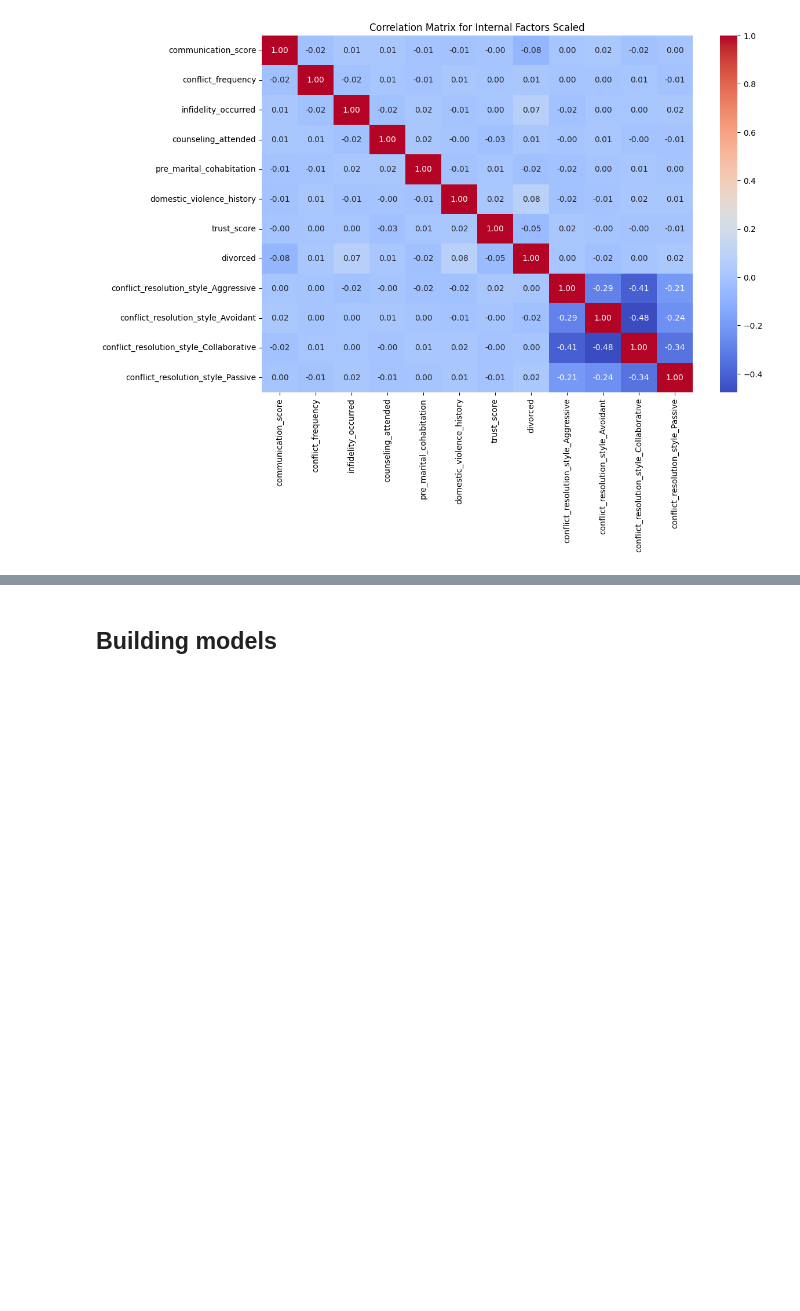
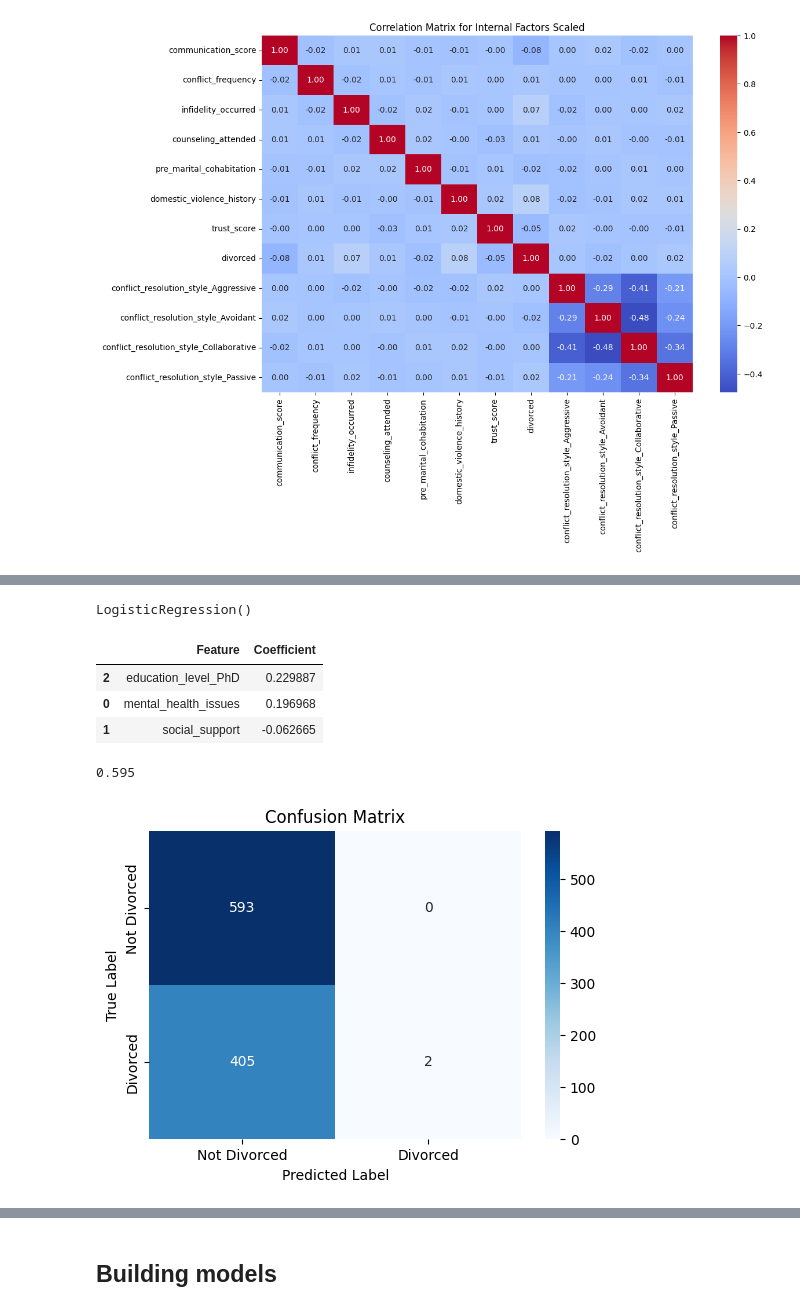
Before and after one commit to rowandama/Divorce-Summative, a Jupyter notebook: evie_test.ipynb, the cells around one changed output, grey strips where cells are left out. Saved outputs shown, nothing was run; the diff lists cells and outputs as text; code cells hidden in the pictures; blank space fills up the shorter version.

```diff
--- a/evie_test.ipynb
+++ b/evie_test.ipynb
@@ -176,0 +364,7 @@ plt.show()
+# %%
+# make new df for structural factors scaled with significant variables only
+structural_factors_scaled_sig = structural_factors_scaled[['mental_health_issues',
+                                                           'social_support',
+                                                           'education_level_PhD',
+                                                           'divorced']].copy()
+structural_factors_scaled_sig.head()
@@ -176,0 +378,49 @@ plt.show()
+# %%
+# splitting structural_factors_scaled_sig into train and test sets
+X_SF = structural_factors_scaled_sig.drop('divorced', axis=1)
+y_SF = structural_factors_scaled_sig['divorced']
+X_SF_train, X_SF_test, y_SF_train, y_SF_test = train_test_split(X_SF, y_SF, test_size=0.2, random_state=42)
+# %%
+# fitting logistic regression model structural_factors_scaled_sig
+from sklearn.linear_model import LogisticRegression
+
+clf = LogisticRegression()
+clf.fit(X_SF_train, y_SF_train)
+# %% [output]
+LogisticRegression()
+# %%
+# inspecting coefficients
+coeff_df = pd.DataFrame({
+    'Feature': X_SF_train.columns,
+    'Coefficient': clf.coef_[0]
+})
+coeff_df.sort_values(by='Coefficient', ascending=False)
+# %% [output]
+|  | Feature | Coefficient |
+| 2 | education_level_PhD | 0.229887 |
+| 0 | mental_health_issues | 0.196968 |
+| 1 | social_support | -0.062665 |
+# %%
+# accuracy on test set
+from sklearn.metrics import accuracy_score
+
+y_SF_pred = clf.predict(X_SF_test)
+accuracy = accuracy_score(y_SF_test, y_SF_pred)
+accuracy
+# %% [output]
+0.595
+# %%
+# compute confusion matrix
+from sklearn.metrics import confusion_matrix
+cm = confusion_matrix(y_SF_test, y_SF_pred)
+
+# plot confusion matrix
+import seaborn as sns
+plt.figure(figsize=(6,4))
+sns.heatmap(cm, annot=True, fmt='d', cmap='Blues', xticklabels=['Not Divorced', 'Divorced'], yticklabels=['Not Divorced', 'Divorced'])
+plt.xlabel('Predicted Label')
+plt.ylabel('True Label')
+plt.title('Confusion Matrix')
+plt.show()
+# %% [output]
+[figure, added]
```
Also changed, not shown: parts of 31 cells of this notebook.
